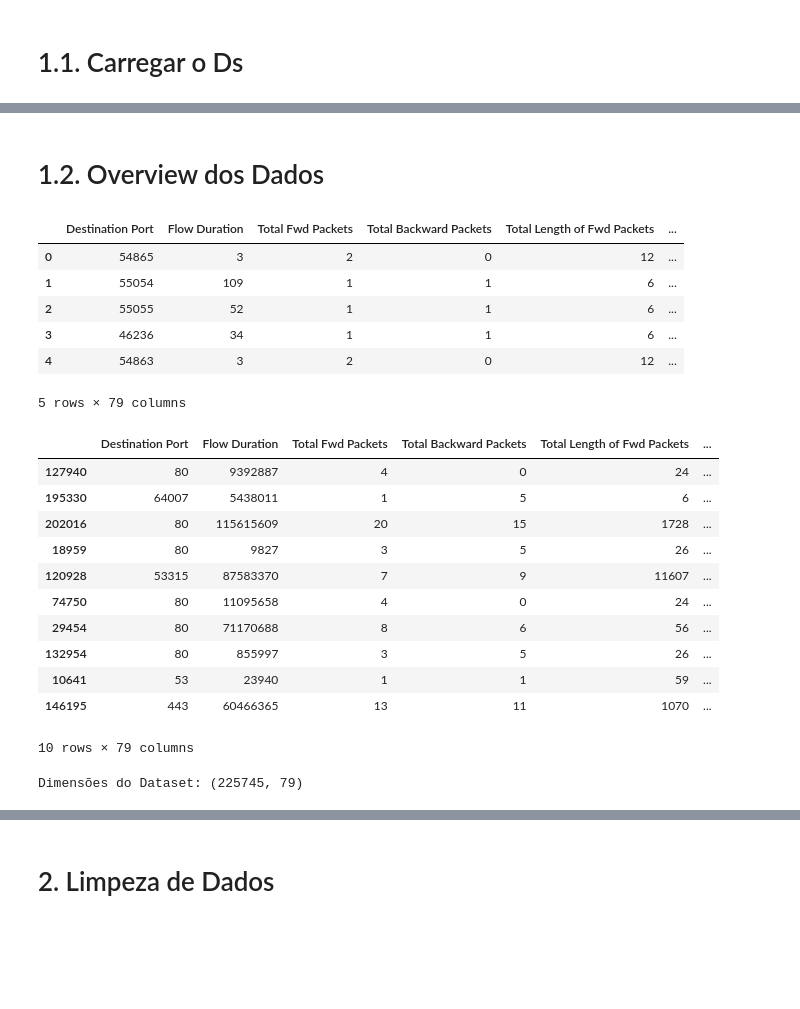
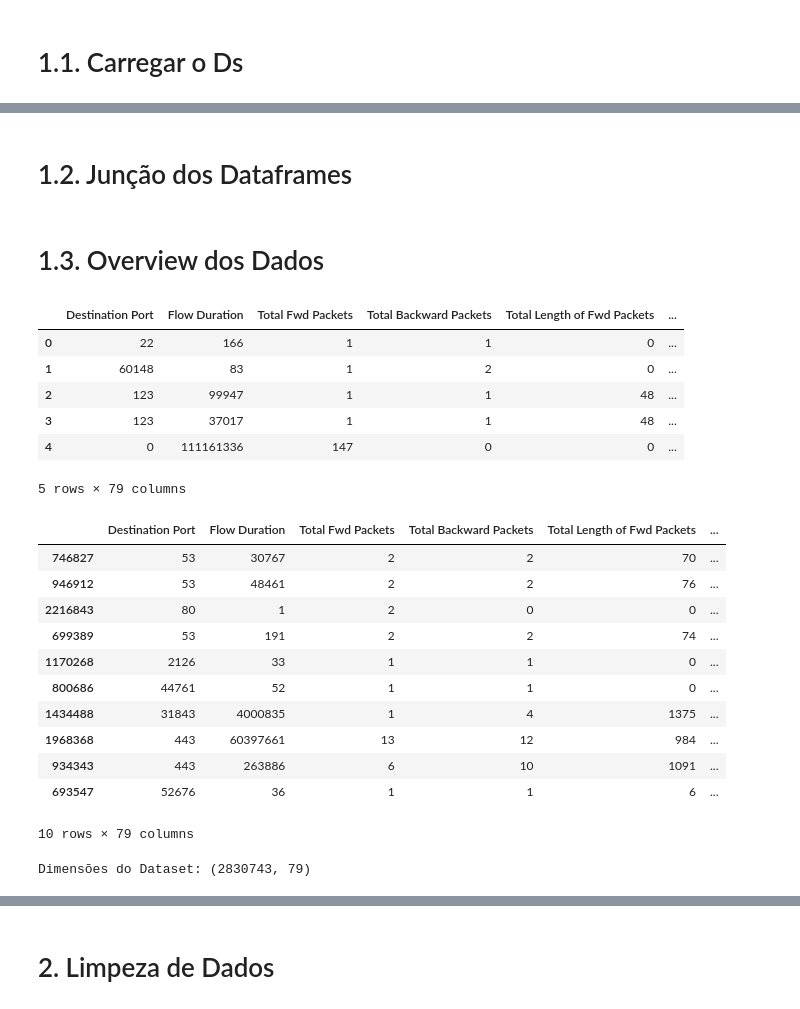
Before and after one commit to dani2308/scadatr, a Jupyter notebook: eda.ipynb, the cells around one changed output, grey strips where cells are left out. Saved outputs shown, nothing was run; the diff lists cells and outputs as text; code cells hidden in the pictures; blank space fills up the shorter version.

```diff
--- a/eda.ipynb
+++ b/eda.ipynb
@@ -193,0 +190,8 @@ O Dataset tem 225745 linhas e 79 colunas
+# %%
+# Listar os DataFrames
+dfs = []
+
+# Carregar os DataFrames
+for dirname, _, filenames in os.walk('./ds'):
+    for filename in filenames:
+        dfs.append(pd.read_csv(os.path.join(dirname, filename)))
@@ -194,36 +212,44 @@ O Dataset tem 225745 linhas e 79 colunas
+# %% [markdown]
+# 1.2. Junção dos Dataframes
+# %%
+# Concatenar os DataFrames
+data = pd.concat(dfs, ignore_index=True)
+
+# Apagar DataFrames depois de Concatenar
+for df in dfs: del df
 # %% [markdown]
-# 1.2. Overview dos Dados
+# 1.3. Overview dos Dados
 # %%
 # Apresentação das Primeiras Linhas do DS
-ds.head()
+data.head()
 # %% [output]
 |  | Destination Port | Flow Duration | Total Fwd Packets | Total Backward Packets | Total Length of Fwd Packets | ... |
-| 0 | 54865 | 3 | 2 | 0 | 12 | ... |
-| 1 | 55054 | 109 | 1 | 1 | 6 | ... |
-| 2 | 55055 | 52 | 1 | 1 | 6 | ... |
-| 3 | 46236 | 34 | 1 | 1 | 6 | ... |
-| 4 | 54863 | 3 | 2 | 0 | 12 | ... |
+| 0 | 22 | 166 | 1 | 1 | 0 | ... |
+| 1 | 60148 | 83 | 1 | 2 | 0 | ... |
+| 2 | 123 | 99947 | 1 | 1 | 48 | ... |
+| 3 | 123 | 37017 | 1 | 1 | 48 | ... |
+| 4 | 0 | 111161336 | 147 | 0 | 0 | ... |
 5 rows × 79 columns
 # %%
 # Apresentação de 10 linhas aleatórias
-ds.sample(n=10, random_state=42)
+data.sample(n=10, random_state=42)
 # %% [output]
 |  | Destination Port | Flow Duration | Total Fwd Packets | Total Backward Packets | Total Length of Fwd Packets | ... |
-| 127940 | 80 | 9392887 | 4 | 0 | 24 | ... |
-| 195330 | 64007 | 5438011 | 1 | 5 | 6 | ... |
-| 202016 | 80 | 115615609 | 20 | 15 | 1728 | ... |
-| 18959 | 80 | 9827 | 3 | 5 | 26 | ... |
-| 120928 | 53315 | 87583370 | 7 | 9 | 11607 | ... |
-| 74750 | 80 | 11095658 | 4 | 0 | 24 | ... |
-| 29454 | 80 | 71170688 | 8 | 6 | 56 | ... |
-| 132954 | 80 | 855997 | 3 | 5 | 26 | ... |
-| 10641 | 53 | 23940 | 1 | 1 | 59 | ... |
-| 146195 | 443 | 60466365 | 13 | 11 | 1070 | ... |
+| 746827 | 53 | 30767 | 2 | 2 | 70 | ... |
+| 946912 | 53 | 48461 | 2 | 2 | 76 | ... |
+| 2216843 | 80 | 1 | 2 | 0 | 0 | ... |
+| 699389 | 53 | 191 | 2 | 2 | 74 | ... |
+| 1170268 | 2126 | 33 | 1 | 1 | 0 | ... |
+| 800686 | 44761 | 52 | 1 | 1 | 0 | ... |
+| 1434488 | 31843 | 4000835 | 1 | 4 | 1375 | ... |
+| 1968368 | 443 | 60397661 | 13 | 12 | 984 | ... |
+| 934343 | 443 | 263886 | 6 | 10 | 1091 | ... |
+| 693547 | 52676 | 36 | 1 | 1 | 6 | ... |
 10 rows × 79 columns
 # %%
 # Apresentar Dimensões do Ds
-print(f"Dimensões do Dataset: {ds.shape}")
+print(f"Dimensões do Dataset: {data.shape}")
 # %% [output]
-Dimensões do Dataset: (225745, 79)
+Dimensões do Dataset: (2830743, 79)
 # %%
 # Apresentar Tipos de Dados
```
Also changed, not shown: parts of 49 cells of this notebook, 1 other file.
